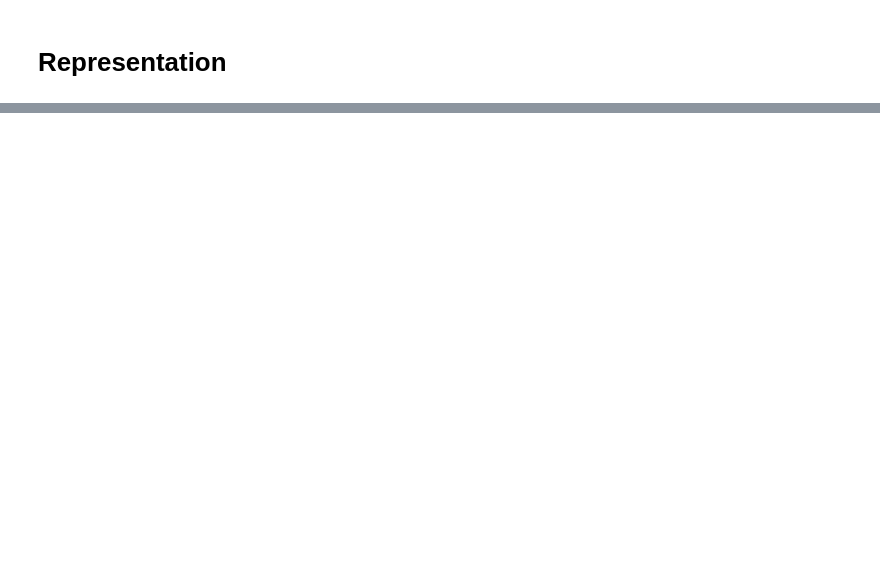
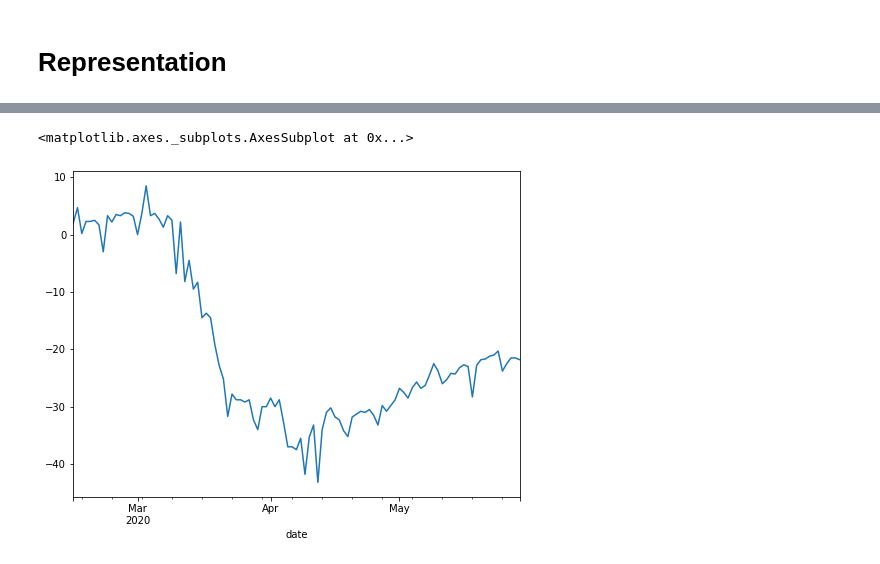
Before and after one commit to abtinkd/covid19, a Jupyter notebook: data-exploration.ipynb, the cells around one changed output, grey strips where cells are left out. Cells and saved outputs as stored; diff of their text form; code cells hidden in the pictures; blank space fills up the shorter version.

```diff
--- a/data-exploration.ipynb
+++ b/data-exploration.ipynb
@@ -317,0 +227,5 @@ df.loc[idx['deaths', 'India', :, :], cols_date].T.plot(figsize=(15,10))
+# %%
+df.loc[idx['United States', 'California', 'Los Angeles'], 'mobility'].plot(figsize=(8, 6))
+# %% [output]
+<matplotlib.axes._subplots.AxesSubplot at 0x...>
+[figure, added]
```
Also changed, not shown: parts of 42 cells of this notebook.
